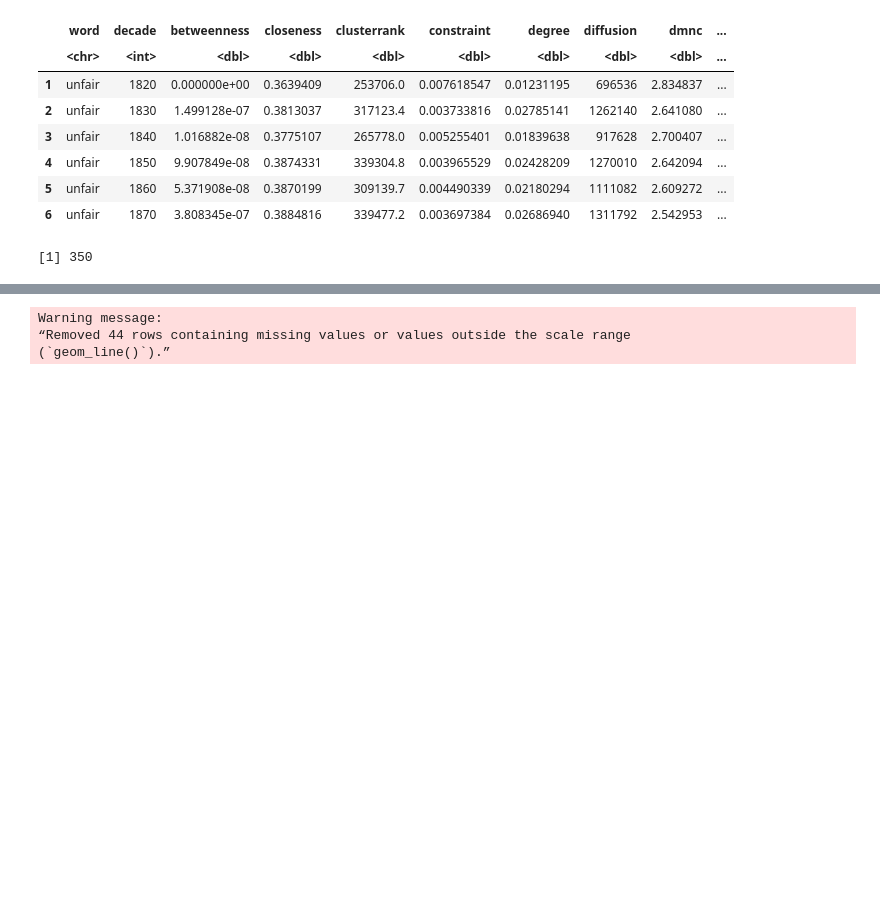
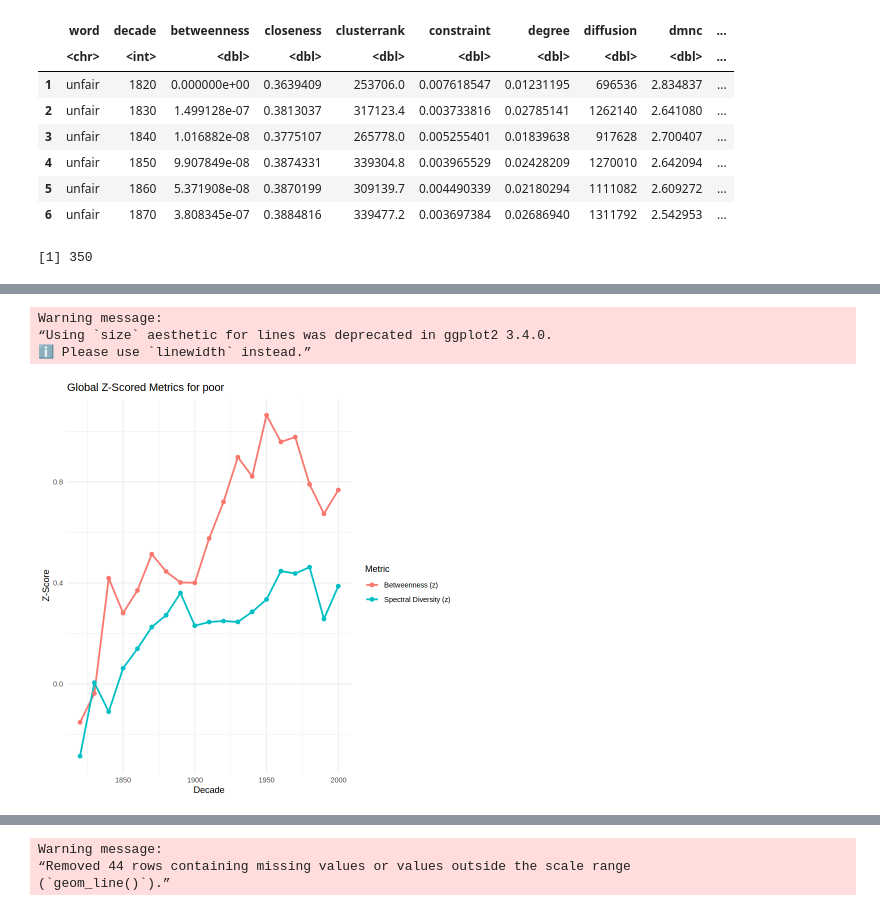
Before and after one commit to zstud04/lexical-evolution, a Jupyter notebook: analyses/word_sense_3.ipynb, the cells around one changed output, grey strips where cells are left out. Saved outputs shown, nothing was run; the diff lists cells and outputs as text; code cells hidden in the pictures; blank space fills up the shorter version.

```diff
--- a/analyses/word_sense_3.ipynb
+++ b/analyses/word_sense_3.ipynb
@@ -68,8 +67,8 @@ frequency_measures = c('zipf')
 
 sd_measures = c('spectral_diversity', 'nonzero_eigenvalues', 'entropy', 'condition_number')
 
-antonyms_df = read.csv("gmc_src/data/antonyms_with_network_properties.csv")
-metrics_df = read.csv("gmc_src/data/words_metrics_long_df.csv")
+antonyms_df = read.csv("gmc_src/antonyms_with_network_properties.csv")
+metrics_df = read.csv("gmc_src/words_metrics_long_df.csv")
 
 set.seed(42)  # Set seed for reproducibility
 #jitter_amount <- runif(nrow(metrics_df), min = -0.05, max = 0.05)
@@ -133,0 +221,46 @@ length(unique(metrics_df$word))
+# %%
+library(dplyr)
+library(ggplot2)
+library(tidyr)
+
+word <- "poor"  # Change this to your desired word
+
+# Compute global mean and SD
+global_mean_bet <- mean(metrics_df$betweenness, na.rm = TRUE)
+global_sd_bet <- sd(metrics_df$betweenness, na.rm = TRUE)
+
+global_mean_spec <- mean(metrics_df$spectral_diversity, na.rm = TRUE)
+global_sd_spec <- sd(metrics_df$spectral_diversity, na.rm = TRUE)
+
+# Normalize using global z-score
+plot_data <- metrics_df %>%
+  filter(word == word) %>%
+  arrange(decade) %>%
+  distinct(decade, .keep_all = TRUE) %>%
+  mutate(
+    betweenness_z = (betweenness - global_mean_bet) / global_sd_bet,
+    spectral_diversity_z = (spectral_diversity - global_mean_spec) / global_sd_spec
+  ) %>%
+  select(decade, betweenness_z, spectral_diversity_z) %>%
+  pivot_longer(cols = c(betweenness_z, spectral_diversity_z),
+               names_to = "metric", values_to = "value") %>%
+  mutate(metric = recode(metric,
+                         betweenness_z = "Betweenness (z)",
+                         spectral_diversity_z = "Spectral Diversity (z)"))
+
+# Plot
+ggplot(plot_data, aes(x = decade, y = value, color = metric)) +
+  geom_line(size = 1) +
+  geom_point(size = 2) +
+  labs(
+    title = paste("Global Z-Scored Metrics for", word),
+    x = "Decade",
+    y = "Z-Score",
+    color = "Metric"
+  ) +
+  theme_minimal()
+# %% [output]
+Warning message:
+“Using `size` aesthetic for lines was deprecated in ggplot2 3.4.0.
+ℹ Please use `linewidth` instead.”
+[figure, added]
```
Also changed, not shown: parts of 13 cells of this notebook, 6 other files.
